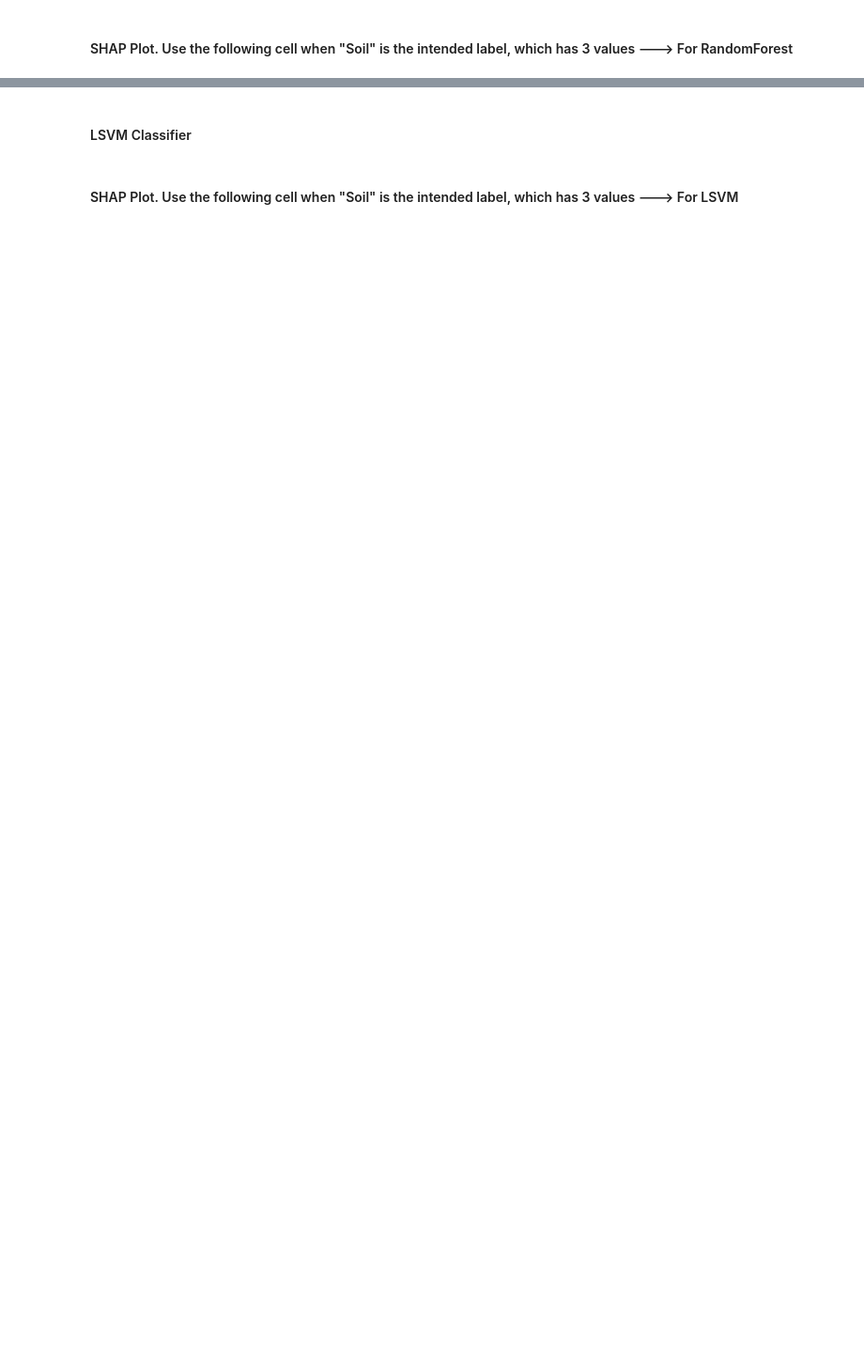
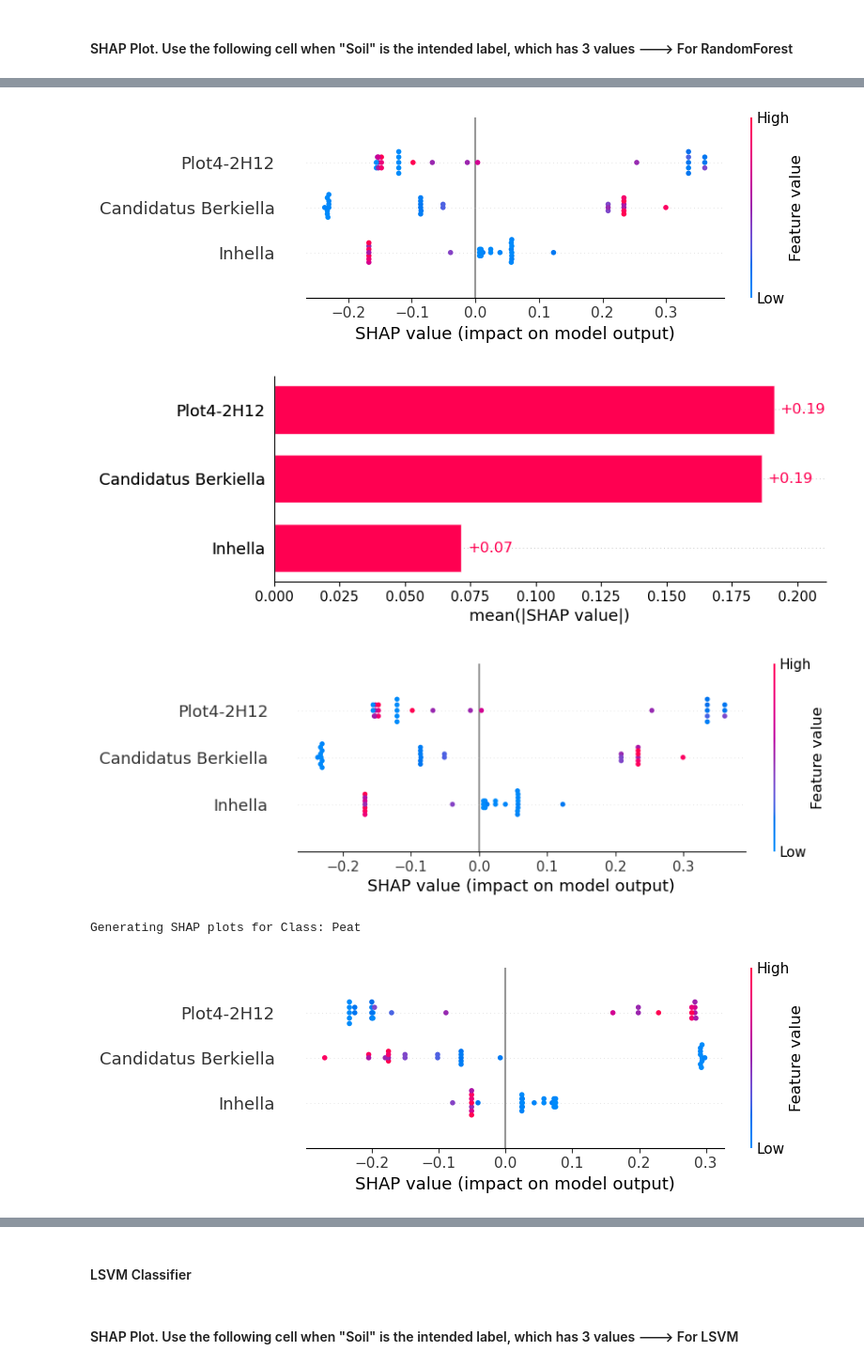
Before and after one commit to hsnvnd/AI-in-Metagenomics, a Jupyter notebook: Soil_Classification-shapg.ipynb, the cells around one changed output, grey strips where cells are left out. Shown at 94% size. Cells and saved outputs as stored; diff of their text form; code cells hidden in the pictures; blank space fills up the shorter version.

```diff
--- a/Soil_Classification-shapg.ipynb
+++ b/Soil_Classification-shapg.ipynb
@@ -699,45 +885,46 @@ Model classes: [0 1 2]
 # %% [markdown]
 #### SHAP Plot. Use the following cell when "Soil" is the intended label, which has 3 values ---> For RandomForest
 # %%
-# # Use TreeExplainer for Random Forest, on the train set
-# explainer_rf = shap.TreeExplainer(rf_model)
-# # Calculate SHAP values
-# # shap_values_rf = explainer_rf.shap_values(X_test)
-# shap_values_rf = explainer_rf.shap_values(X_train)
-# print("Random Forest shap_values shape is", np.shape(shap_values_rf))
+# Use TreeExplainer for Random Forest, on the train set
+explainer_rf = shap.TreeExplainer(rf_model)
+# Calculate SHAP values
+# shap_values_rf = explainer_rf.shap_values(X_test)
+shap_values_rf = explainer_rf.shap_values(X_train)
+print("Random Forest shap_values shape is", np.shape(shap_values_rf))
 
-# # Ensure X_train is an array
-# X_train_array = X_train.values if isinstance(X_train, pd.DataFrame) else X_train
-# print(X_train_array)
-# # Check the shape of shap_values_rf
-# print("SHAP values shape:", shap_values_rf.shape)
+# Ensure X_train is an array
+X_train_array = X_train.values if isinstance(X_train, pd.DataFrame) else X_train
+print(X_train_array)
+# Check the shape of shap_values_rf
+print("SHAP values shape:", shap_values_rf.shape)
 
-# # Generate all SHAP plots for each class
-# for i in range(shap_values_rf.shape[2]):
-#     print(f"Generating SHAP plots for Class: {le.classes_[i]}")
+# Generate all SHAP plots for each class
+for i in range(shap_values_rf.shape[2]):
+    print(f"Generating SHAP plots for Class: {le.classes_[i]}")
 
-#     # Ensure the shapes match for the summary plot
-#     class_shap_values = shap_values_rf[:, :, i]
+    # Ensure the shapes match for the summary plot
+    class_shap_values = shap_values_rf[:, :, i]
 
-#     # Create an Explanation object for the current class
-#     shap_explanation = shap.Explanation(
-#         values=class_shap_values,  # SHAP values for class i
-#         base_values=explainer_rf.expected_value[i],  # Base values for class i
-#         # data=X_test_array,
-#         data=X_train_array,
-#         feature_names=feature_names_reduced
-#         # feature_names=feature_names
-#     )
+    # Create an Explanation object for the current class
+    shap_explanation = shap.Explanation(
+        values=class_shap_values,  # SHAP values for class i
+        base_values=explainer_rf.expected_value[i],  # Base values for class i
+        # data=X_test_array,
+        data=X_train_array,
+        feature_names=feature_names_reduced
+        # feature_names=feature_names
+    )
 
-#     # Summary Plot
-#     # shap.summary_plot(shap_explanation,X_train_array, feature_names=feature_names, class_names=le.classes_)
-#     shap.summary_plot(shap_explanation, X_train_array, feature_names=feature_names_reduced, class_names=le.classes_)
+    # Summary Plot
+    # shap.summary_plot(shap_explanation,X_train_array, feature_names=feature_names, class_names=le.classes_)
+    shap.summary_plot(shap_explanation, X_train_array, feature_names=feature_names_reduced, class_names=le.classes_)
 
-#     # Bar Plot
-#     shap.plots.bar(shap_explanation, max_display=10)
+    # Bar Plot
+    shap.plots.bar(shap_explanation, max_display=10)
 
-#     # Beeswarm Plot
-#     shap.plots.beeswarm(shap_explanation)
+    # Beeswarm Plot
+    shap.plots.beeswarm(shap_explanation)
 
-#     # # Waterfall Plot for the first instance
-#     # shap.plots.waterfall(shap_explanation[0])
+    # # Waterfall Plot for the first instance
+    # shap.plots.waterfall(shap_explanation[0])
+# %% [output]
@@ -743,0 +948,5 @@ Model classes: [0 1 2]
+[figure, added]
+[figure, added]
+[figure, added]
+Generating SHAP plots for Class: Peat
+[figure, added]
```
Also changed, not shown: parts of 9 cells of this notebook, 55 other files.
